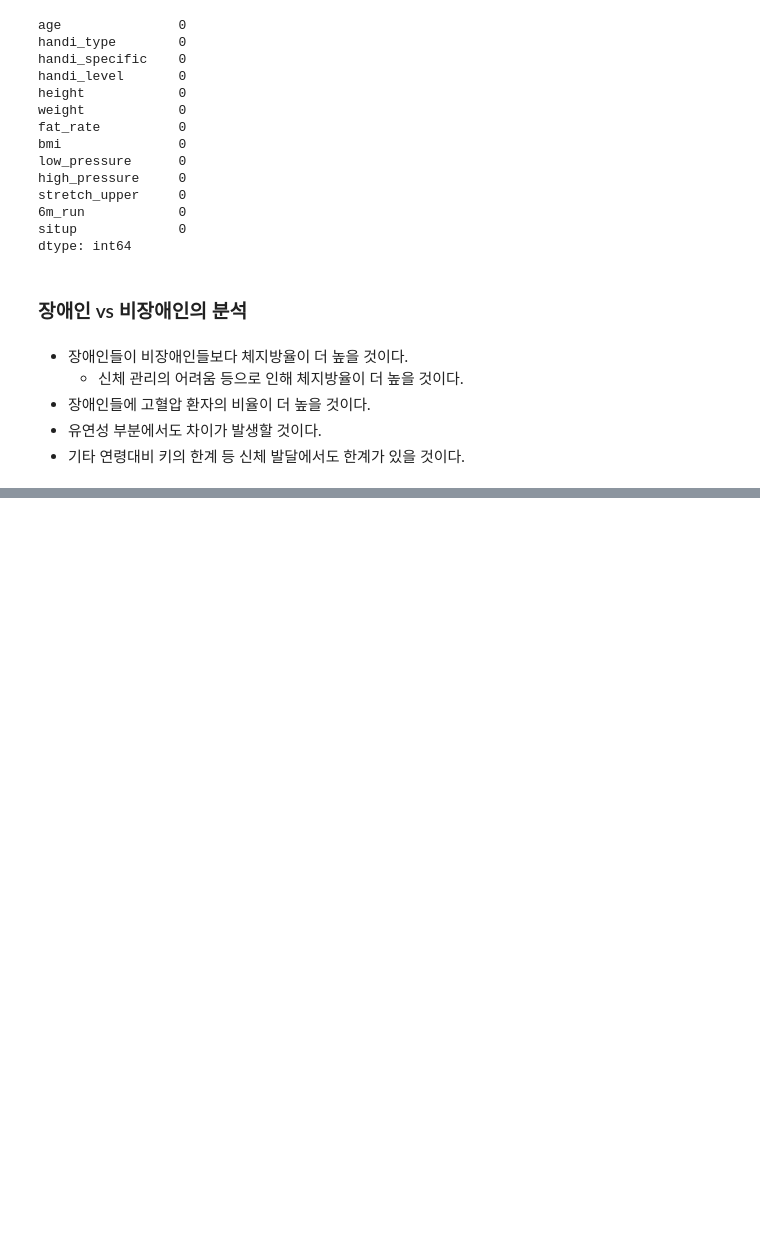
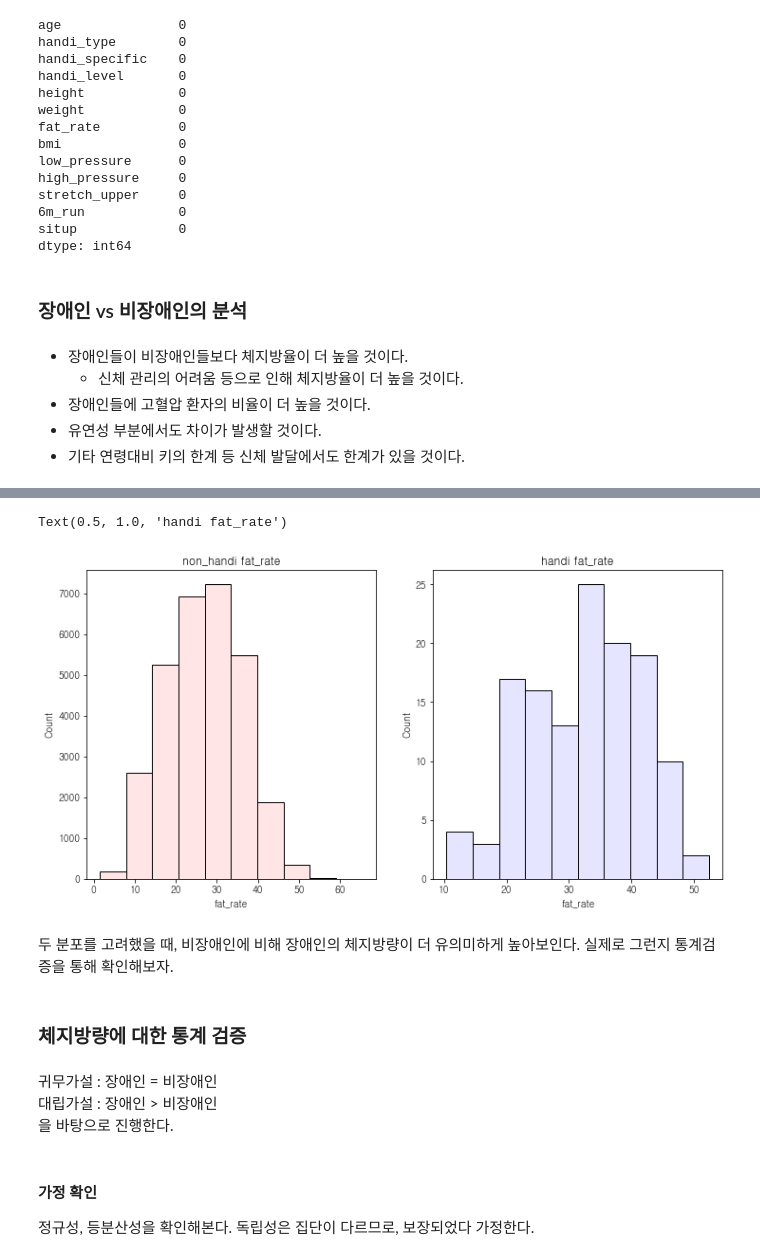
Before and after one commit to SeongwonTak/Data_projects, a Jupyter notebook: Physical_fitness_project/Physical_fitness_project.ipynb, the cells around one changed output, grey strips where cells are left out. Cells and saved outputs as stored; diff of their text form; code cells hidden in the pictures; blank space fills up the shorter version.

```diff
--- a/Physical_fitness_project/Physical_fitness_project.ipynb
+++ b/Physical_fitness_project/Physical_fitness_project.ipynb
@@ -1422,0 +1461,27 @@ dtype: int64
+# %%
+plt.figure(figsize = (12,6))
+plt.subplot(121)
+sns.histplot(non_handi_data.fat_rate, bins = 10,
+             color = 'red', alpha = 0.1)
+plt.title('non_handi fat_rate')
+
+plt.subplot(122)
+sns.histplot(handi_data.fat_rate, bins = 10,
+             color = 'blue', alpha = 0.1)
+plt.title('handi fat_rate')
+# %% [output]
+Text(0.5, 1.0, 'handi fat_rate')
+[figure, added]
+# %% [markdown]
+두 분포를 고려했을 때, 비장애인에 비해 장애인의 체지방량이 더 유의미하게 높아보인다.
+실제로 그런지 통계검증을 통해 확인해보자.
+# %% [markdown]
+### 체지방량에 대한 통계 검증
+# %% [markdown]
+귀무가설 : 장애인 = 비장애인
+대립가설 : 장애인 > 비장애인
+을 바탕으로 진행한다.
+# %% [markdown]
+#### 가정 확인
+정규성, 등분산성을 확인해본다.
+독립성은 집단이 다르므로, 보장되었다 가정한다.
```
Also changed, not shown: parts of 81 cells of this notebook, 2 other files.
